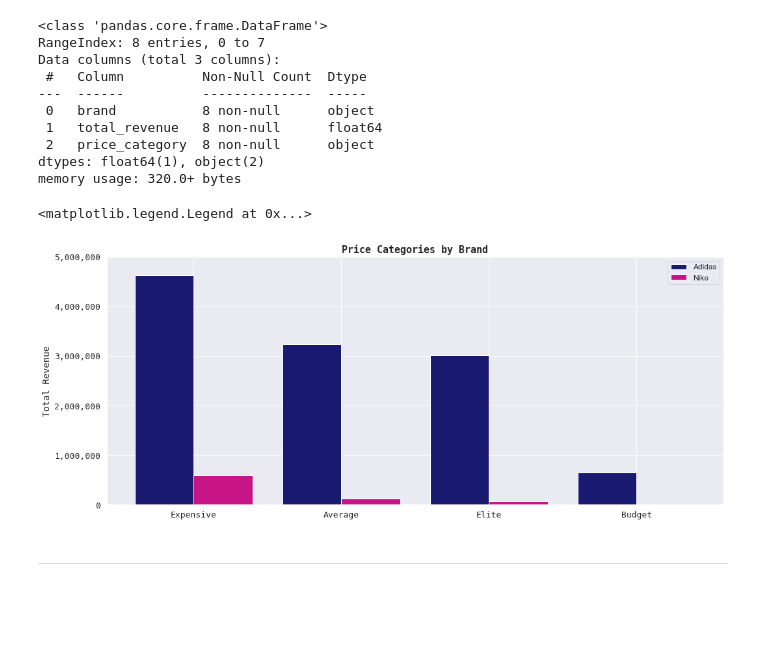
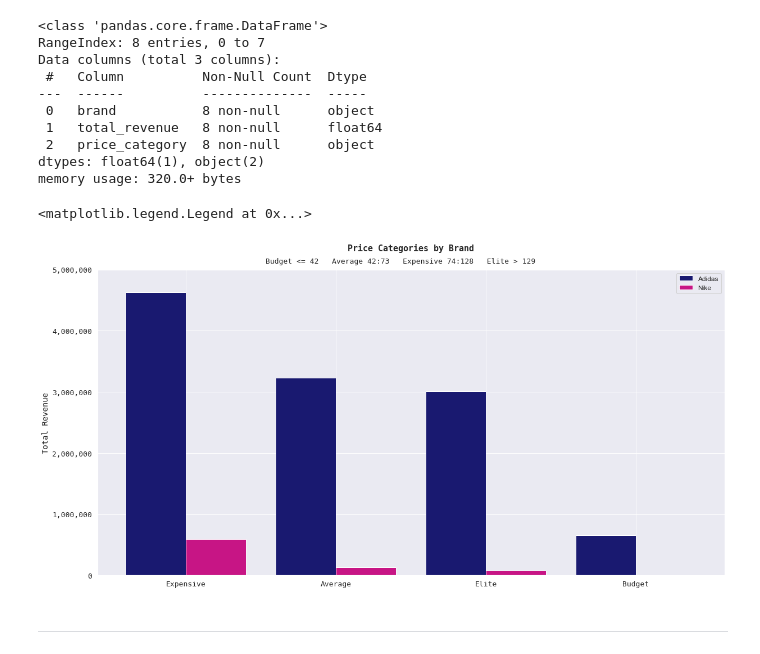
Before and after one commit to mennamamdouh/Optimizing-Online-Sports-Retail-Revenue, a Jupyter notebook: Optimizing Online Sports Retail Revenue.ipynb, the cells around one changed output. Drawn from its saved outputs; the diff is of its cells as text; code cells hidden in the pictures; blank space fills up the shorter version.

Commit message:
updated some visuals

```diff
--- a/Optimizing Online Sports Retail Revenue.ipynb
+++ b/Optimizing Online Sports Retail Revenue.ipynb
@@ -339,24 +339,25 @@ memory usage: 320.0+ bytes
 # %%
 adidas = labels[labels['brand']=="Adidas"]
 nike = labels[labels['brand']=="Nike"]
 
 x_pos = np.arange(len(adidas))
 tick_labels = labels['price_category'].unique()
 
-plt.figure(figsize=(17, 7))
+plt.figure(figsize=(20, 10))
 plt.bar(x_pos - 0.2, adidas['total_revenue'], width=0.4, label='Adidas', color="midnightblue")
 plt.bar(x_pos + 0.2, nike['total_revenue'], width=0.4, label='Nike', color="mediumvioletred")
-plt.title("Price Categories by Brand", fontsize=15, fontweight="bold", fontname="monospace")
+plt.title("Price Categories by Brand", fontsize=15, fontweight="bold", fontname="monospace", y=1.05)
+plt.suptitle("Budget <= 42   Average 42:73   Expensive 74:128   Elite > 129", fontsize=13, fontname="monospace", y=0.91)
 plt.ylabel("Total Revenue", fontsize=14, fontname="monospace")
 plt.ylim([0, 5000000])
 plt.xticks(x_pos, tick_labels, fontsize=13, fontname="monospace")
 current_values = plt.gca().get_yticks()
 plt.gca().set_yticklabels(['{:,.0f}'.format(x) for x in current_values])
 plt.yticks(fontsize=13, fontname="monospace")
 plt.legend(fontsize='medium')
 # %% [output]
 <matplotlib.legend.Legend at 0x...>
-[figure, old version]
+[figure, new version]
 # %% [markdown]
 - - - -
 # %% [markdown]
```
Also changed, not shown: parts of 1 cell of this notebook.
